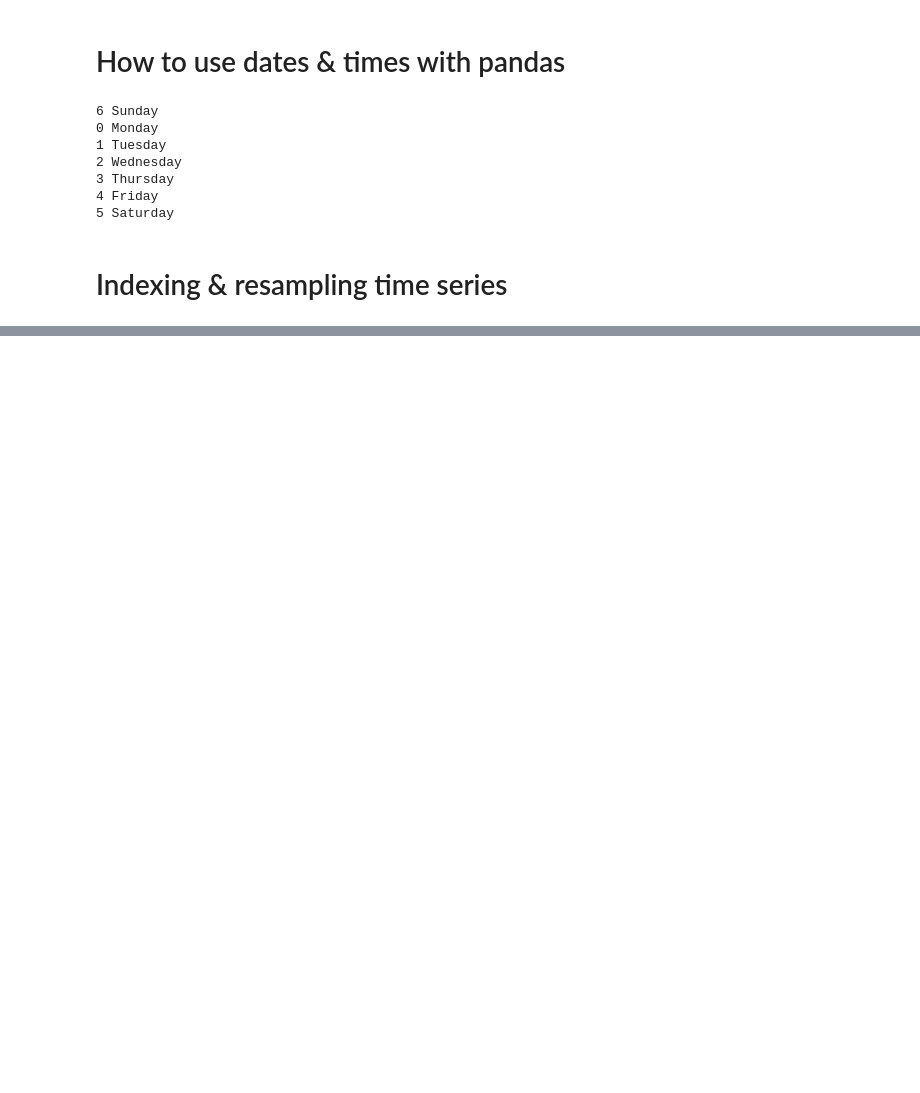
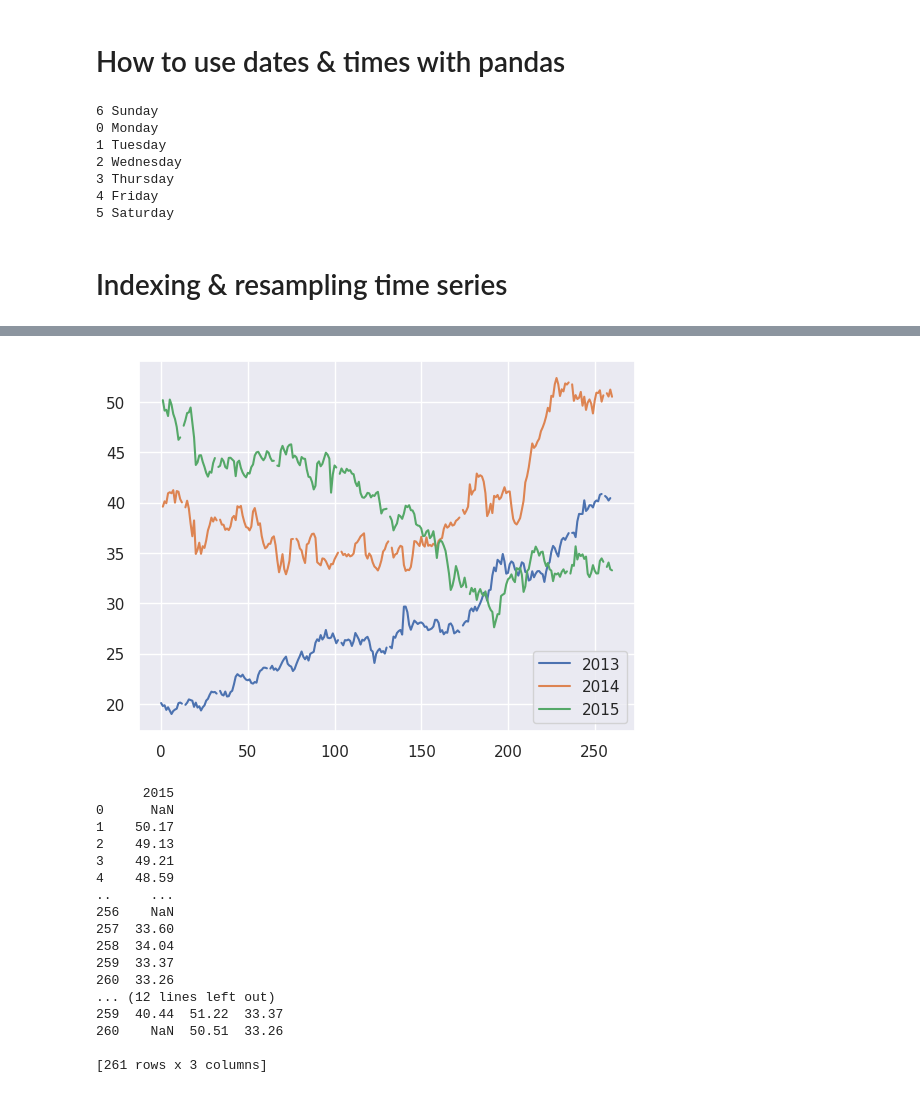
Before and after one commit to MeghanGH/time-series-with-python, a Jupyter notebook: manipulating_time_series_data_in_python.ipynb, the cells around one changed output, grey strips where cells are left out. Cells and saved outputs as stored; diff of their text form; code cells hidden in the pictures; blank space fills up the shorter version.

```diff
--- a/manipulating_time_series_data_in_python.ipynb
+++ b/manipulating_time_series_data_in_python.ipynb
@@ -24,0 +88,11 @@ for day in seven_days:
+# %%
+yahoo_csv = '/content/drive/My Drive/Colab Notebooks/Time-Series-with-Python/stock_data/yahoo.csv'
+yahoo = pd.read_csv(yahoo_csv)
+
+# Convert the date column to datetime64
+yahoo['date'] = pd.to_datetime(yahoo['date'])
+
+# Set date column as index
+yahoo.set_index('date', inplace=True)
+
+yahoo.head()
@@ -24,0 +107,35 @@ for day in seven_days:
+# %%
+# Create dataframe prices here
+prices = pd.DataFrame()
+
+# Select data for each year and concatenate with prices here
+for year in ['2013', '2014', '2015']:
+    price_per_year = yahoo.loc[year, ['price']].reset_index(drop=True)
+    price_per_year.rename(columns={'price': year}, inplace=True)
+    prices = pd.concat([prices, price_per_year], axis=1)
+
+# Plot prices
+prices.plot()
+plt.show()
+
+print(price_per_year)
+print(prices)
+# %% [output]
+[figure, added]
+      2015
+0      NaN
+1    50.17
+2    49.13
+3    49.21
+4    48.59
+..     ...
+256    NaN
+257  33.60
+258  34.04
+259  33.37
+260  33.26
+... (12 lines left out)
+259  40.44  51.22  33.37
+260    NaN  50.51  33.26
+
+[261 rows x 3 columns]
```
Also changed, not shown: parts of 13 cells of this notebook.
